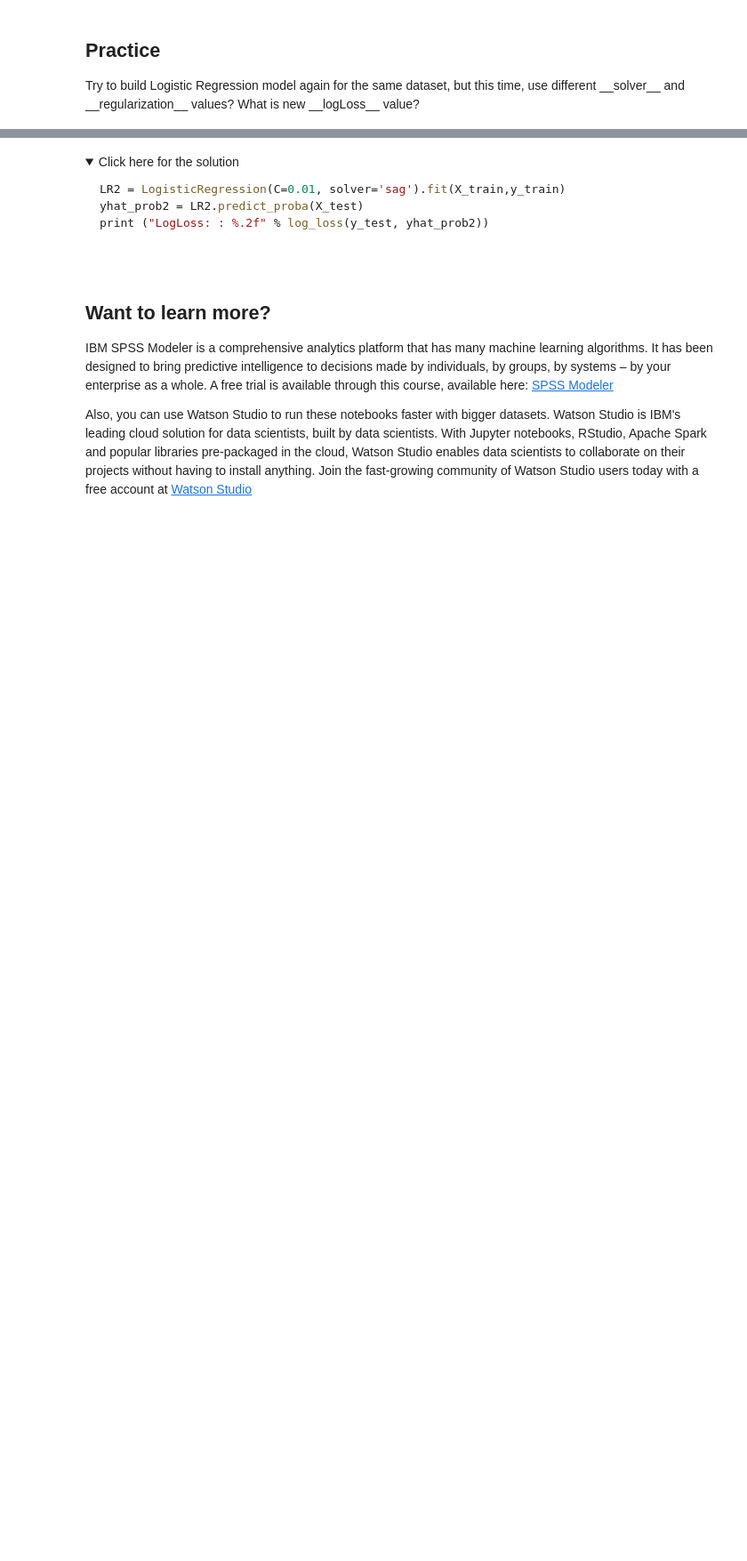
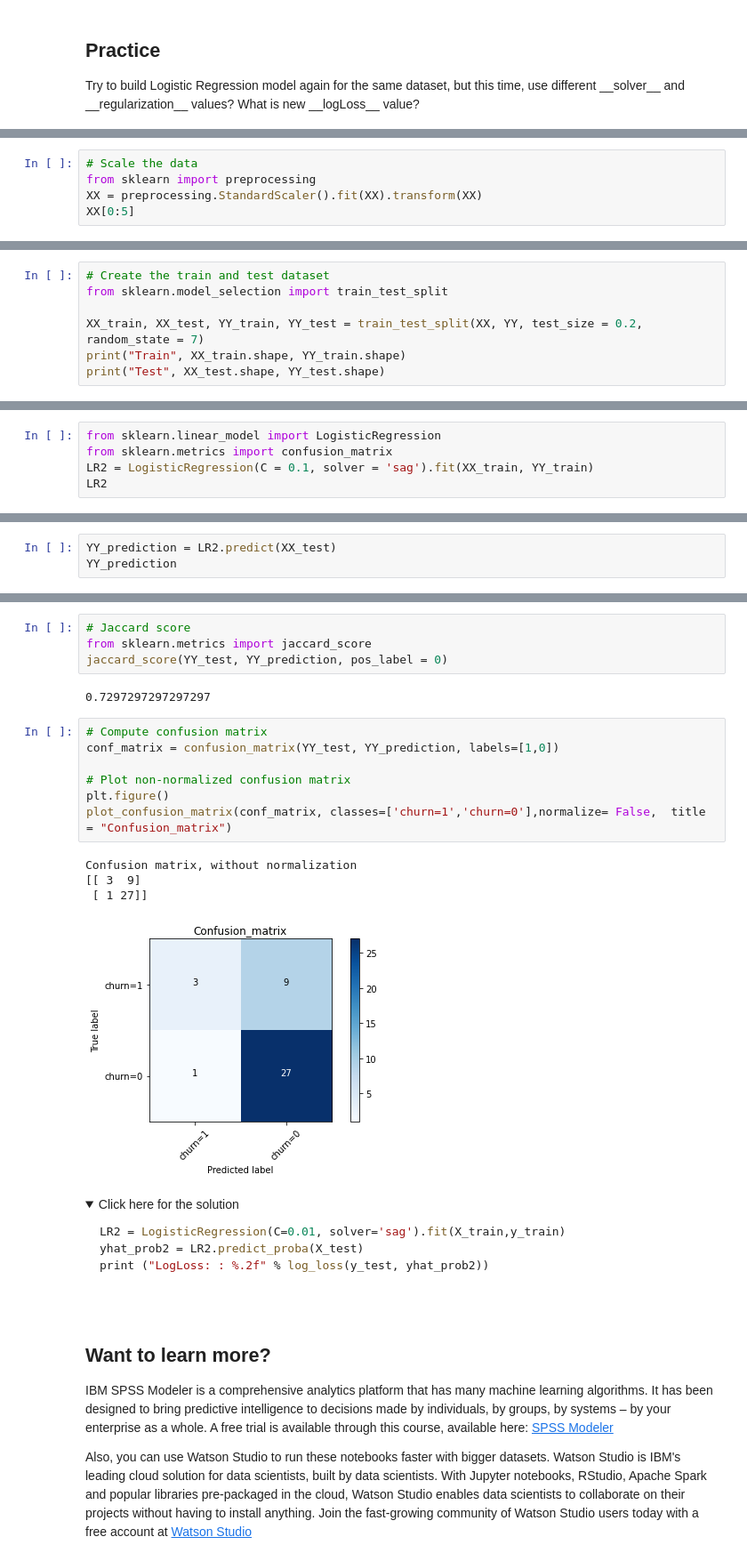
Before and after one commit to lililalina/ibm-data-science-and-machine-learning, a Jupyter notebook: 03-machine-learning/ML0101EN_Clas_Logistic_Reg_churn.ipynb, the cells around one changed output, grey strips where cells are left out. Shown at 89% size. Drawn from its saved outputs; the diff is of its cells as text; folded sections open; blank space fills up the shorter version.

```diff
--- a/03-machine-learning/ML0101EN_Clas_Logistic_Reg_churn.ipynb
+++ b/03-machine-learning/ML0101EN_Clas_Logistic_Reg_churn.ipynb
@@ -402,0 +416,5 @@ Try to build Logistic Regression model again for the same dataset, but this time
+# %%
+# Scale the data
+from sklearn import preprocessing
+XX = preprocessing.StandardScaler().fit(XX).transform(XX)
+XX[0:5]
@@ -402,0 +432,7 @@ Try to build Logistic Regression model again for the same dataset, but this time
+# %%
+# Create the train and test dataset
+from sklearn.model_selection import train_test_split
+
+XX_train, XX_test, YY_train, YY_test = train_test_split(XX, YY, test_size = 0.2, random_state = 7)
+print("Train", XX_train.shape, YY_train.shape)
+print("Test", XX_test.shape, YY_test.shape)
@@ -402,0 +456,5 @@ Try to build Logistic Regression model again for the same dataset, but this time
+# %%
+from sklearn.linear_model import LogisticRegression
+from sklearn.metrics import confusion_matrix
+LR2 = LogisticRegression(C = 0.1, solver = 'sag').fit(XX_train, YY_train)
+LR2
@@ -402,0 +463,3 @@ Try to build Logistic Regression model again for the same dataset, but this time
+# %%
+YY_prediction = LR2.predict(XX_test)
+YY_prediction
@@ -403,3 +491,21 @@ Try to build Logistic Regression model again for the same dataset, but this time
+# %%
+# Jaccard score
+from sklearn.metrics import jaccard_score
+jaccard_score(YY_test, YY_prediction, pos_label = 0)
+# %% [output]
+0.7297297297297297
+# %%
+# Compute confusion matrix
+conf_matrix = confusion_matrix(YY_test, YY_prediction, labels=[1,0])
+
+# Plot non-normalized confusion matrix
+plt.figure()
+plot_confusion_matrix(conf_matrix, classes=['churn=1','churn=0'],normalize= False,  title = "Confusion_matrix")
+# %% [output]
+Confusion matrix, without normalization
+[[ 3  9]
+ [ 1 27]]
+[figure, added]
 # %% [markdown]
 <details><summary>Click here for the solution</summary>
 
```
Also changed, not shown: parts of 24 cells of this notebook.
